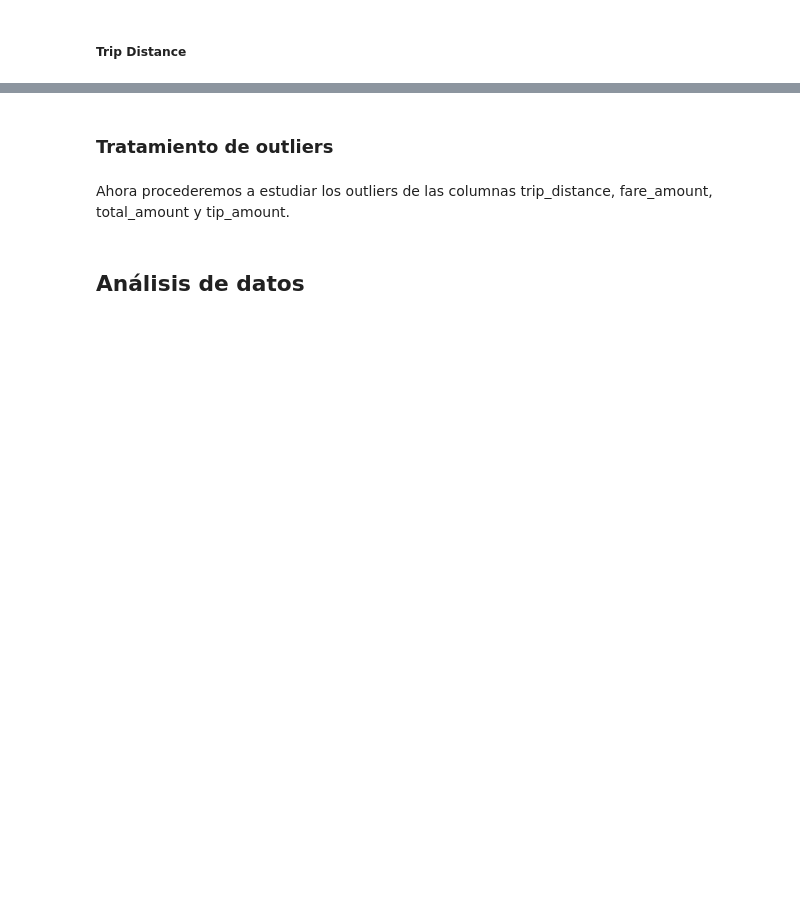
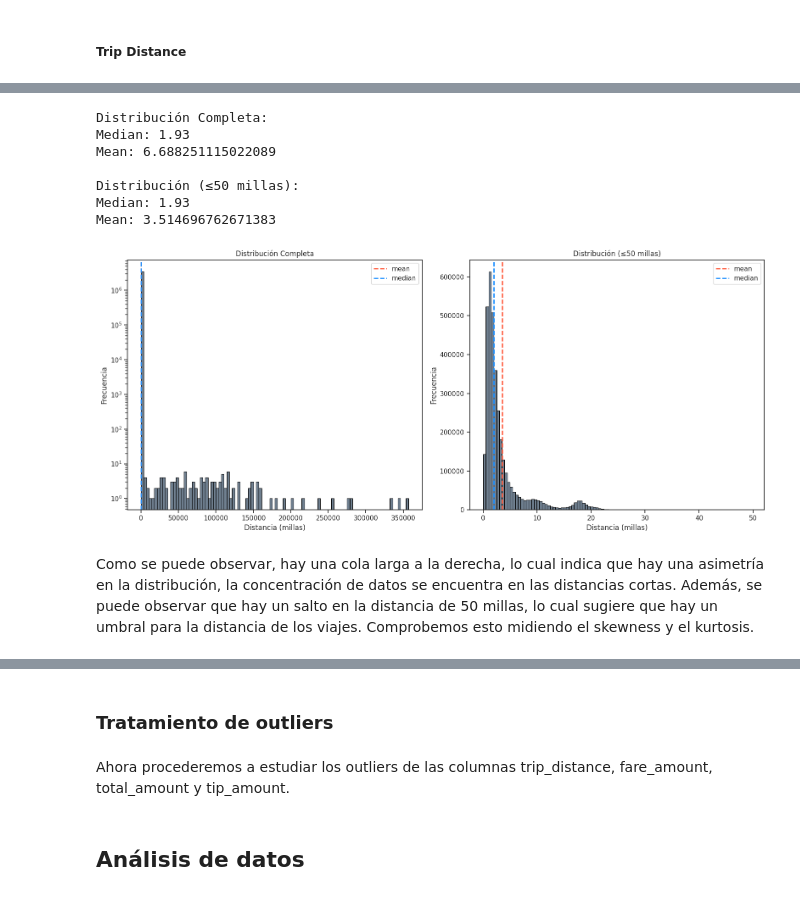
Before and after one commit to RicardoFW11/nyc_taxi_project, a Jupyter notebook: notebooks/01_eda.ipynb, the cells around one changed output, grey strips where cells are left out. Cells and saved outputs as stored; diff of their text form; code cells hidden in the pictures; blank space fills up the shorter version.

```diff
--- a/notebooks/01_eda.ipynb
+++ b/notebooks/01_eda.ipynb
@@ -491,0 +431,70 @@ for distancia, cantidad in value_counts.items():
+# %%
+sns.set(style="ticks")
+
+# Definir las "columnas numéricas" a graficar (específico para estos dos subplots)
+hist_columns = [
+    'trip_distance',  # Histograma completo
+    'trip_distance_zoom',  # Histograma para <= 50 millas (agregada como serie temporal)
+]
+
+# Crear una columna temporal para el zoom
+df['trip_distance_zoom'] = df['trip_distance'].where(df['trip_distance'] <= 50)
+
+num_vars = len(hist_columns)
+num_rows = num_vars // 2
+num_rows += num_vars % 2
+
+fig, axes = plt.subplots(num_rows, 2, figsize=(16, num_rows * 7))
+axes = axes.flatten()
+
+for i, col in enumerate(hist_columns):
+    # Seleccionar la serie (filtrado para la columna de zoom)
+    if col == 'trip_distance_zoom':
+        data = df['trip_distance_zoom'].dropna()
+        hist_title = 'Distribución (≤50 millas)'
+    else:
+        data = df['trip_distance']
+        hist_title = 'Distribución Completa'
+
+    # Escala log solo en el histograma completo
+    if col == 'trip_distance':
+        axes[i].hist(data, bins=100, color='slategray', edgecolor="black", linewidth=0.8)
+        axes[i].set_yscale('log')
+    else:
+        axes[i].hist(data, bins=100, color='slategray', edgecolor="black", linewidth=0.8)
+
+    axes[i].set_title(hist_title)
+    axes[i].set_xlabel('Distancia (millas)')
+    axes[i].set_ylabel('Frecuencia')
+
+    mean_val = data.mean()
+    median_val = data.median()
+    mean_line = axes[i].axvline(mean_val, color='tomato', linestyle='dashed', linewidth=2)
+    median_line = axes[i].axvline(median_val, color='dodgerblue', linestyle='dashed', linewidth=2)
+
+    print(f'{hist_title}:')
+    print(f'Median: {median_val}')
+    print(f'Mean: {mean_val}')
+    print()
+    axes[i].legend([mean_line, median_line], ['mean', 'median'])
+
+# Remover subgráficos no usados
+for j in range(i+1, num_rows*2):
+    fig.delaxes(axes[j])
+
+plt.tight_layout()
+plt.show()
+
+# Eliminar la columna auxiliar para no dejar basura en el DataFrame
+df.drop(columns=['trip_distance_zoom'], inplace=True, errors='ignore')
+# %% [output]
+Distribución Completa:
+Median: 1.93
+Mean: 6.688251115022089
+
+Distribución (≤50 millas):
+Median: 1.93
+Mean: 3.514696762671383
+[figure, added]
+# %% [markdown]
+Como se puede observar, hay una cola larga a la derecha, lo cual indica que hay una asimetría en la distribución, la concentración de datos se encuentra en las distancias cortas. Además, se puede observar que hay un salto en la distancia de 50 millas, lo cual sugiere que hay un umbral para la distancia de los viajes. Comprobemos esto midiendo el skewness y el kurtosis.
```
Also changed, not shown: parts of 41 cells of this notebook.
